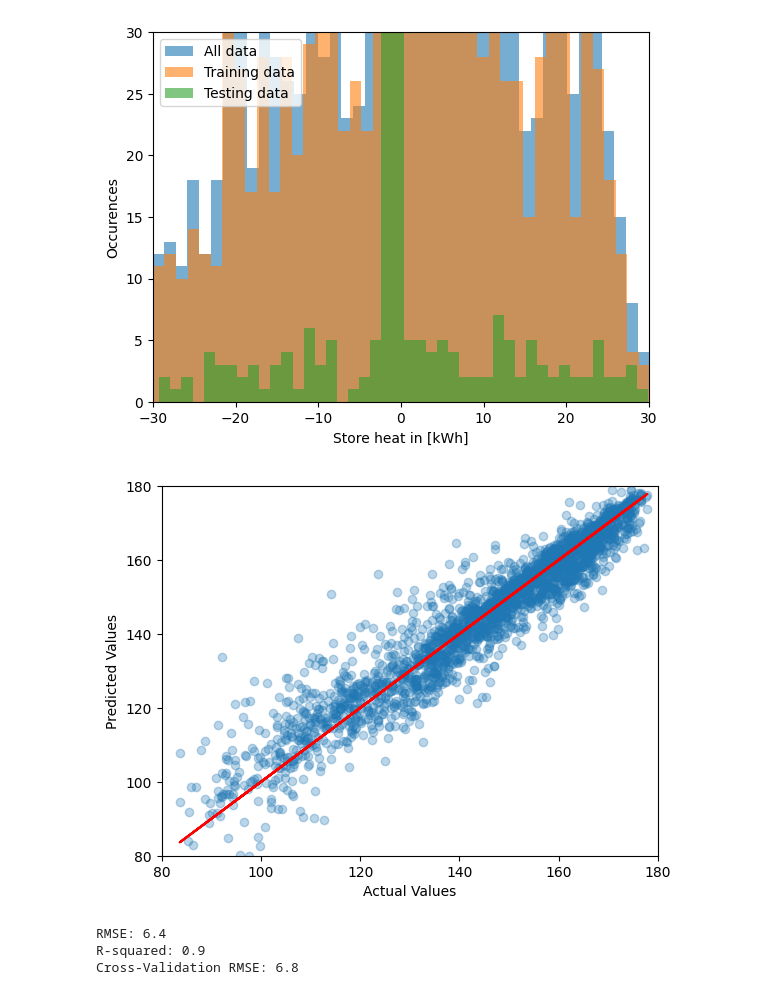
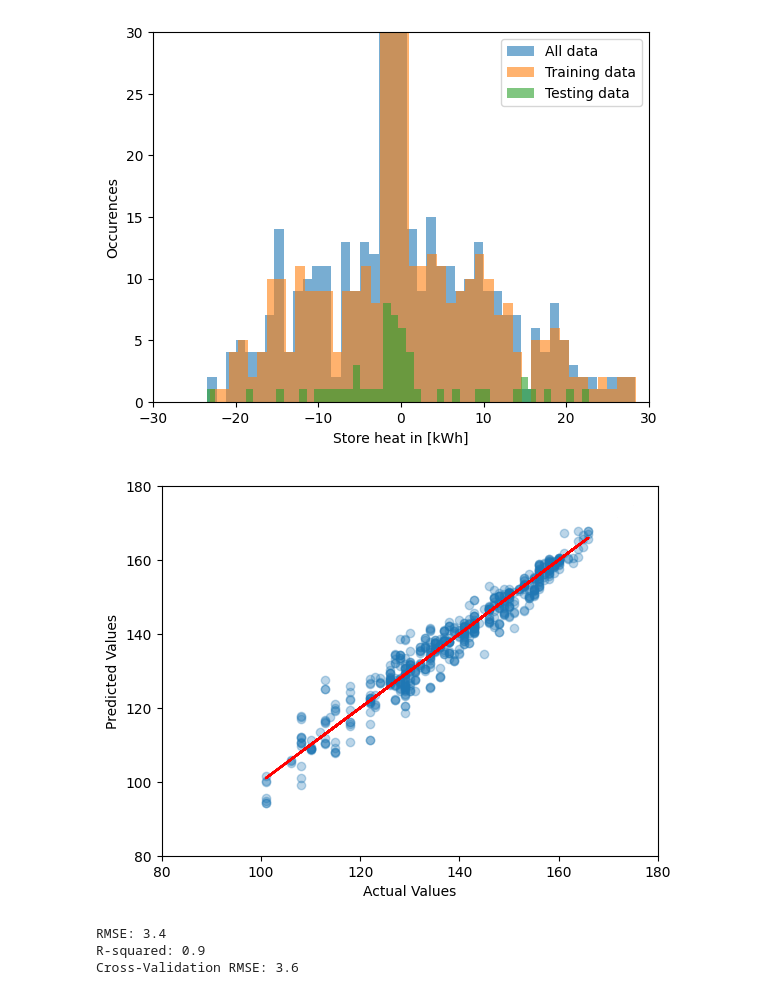
Before and after one commit to thegridelectric/visualizer, a Jupyter notebook: learn_model.ipynb, the cells around one changed output. Cells and saved outputs as stored; diff of their text form; code cells hidden in the pictures.

Commit message:
Progress on new model of storage with ML/data

```diff
--- a/learn_model.ipynb
+++ b/learn_model.ipynb
@@ -0,0 +119,16 @@
+# %%
+df = pd.read_csv('maple_storage_data.csv')
+display(df.head())
+
+for row in range(len(df)):
+    initial_state = df.iloc[row].to_list()[2:12+2]
+    t, m, b, th1, th2 = model(initial_state)
+    initial_state_simplified = [t]*th1 + [m]*(th2-th1) + [b]*(12-th2)
+    df.iloc[row, 2:12+2] = initial_state_simplified
+
+    final_state = df.iloc[row].to_list()[12+2:]
+    t, m, b, th1, th2 = model(final_state)
+    final_state_simplified = [t]*th1 + [m]*(th2-th1) + [b]*(12-th2)
+    df.iloc[row, 12+2:] = final_state_simplified
+
+display(df.head())
@@ -1,47 +150,39 @@
 # %%
-import pandas as pd
-import matplotlib.pyplot as plt
-from sklearn.model_selection import train_test_split, cross_val_score
-from sklearn.linear_model import Ridge
-from sklearn.metrics import mean_squared_error, r2_score
-import numpy as np
-
-df = pd.read_csv('oak_storage_data.csv')
 X = df[[c for c in df.columns if 'initial' in c or 'store_heat_in' in c]]
 y = df[[c for c in df.columns if 'final' in c]]
 X_train, X_test, y_train, y_test = train_test_split(X, y, test_size=0.1, random_state=42)
 
 plt.hist(df['store_heat_in'], bins=50, label="All data", alpha=0.6)
 plt.hist(X_train['store_heat_in'], bins=50, label="Training data", alpha=0.6)
 plt.hist(X_test['store_heat_in'], bins=50, label="Testing data", alpha=0.6)
 plt.xlabel("Store heat in [kWh]")
 plt.ylabel("Occurences")
 plt.xlim([-30,30])
 plt.ylim([0,30])
 plt.legend()
 plt.show()
 
 ridge_model = Ridge(alpha=1.0)
 ridge_model.fit(X_train, y_train)
 y_pred_ridge = ridge_model.predict(X_test)
 
 plt.scatter(y_test, y_pred_ridge, alpha=0.3)
 plt.plot(y_test, y_test, color='red')
 plt.xlabel('Actual Values')
 plt.ylabel('Predicted Values')
 plt.xlim([80,180])
 plt.ylim([80,180])
 plt.show()
 
 mse_ridge = mean_squared_error(y_test, y_pred_ridge)
 r2_ridge = r2_score(y_test, y_pred_ridge)
 ridge_cv_score = cross_val_score(ridge_model, X, y, cv=5, scoring='neg_mean_squared_error')
 print(f"RMSE: {round(np.sqrt(abs(mse_ridge)),1)}")
 print(f"R-squared: {round(r2_ridge,1)}")
 print(f"Cross-Validation RMSE: {round(np.sqrt(abs(ridge_cv_score.mean())),1)}")
 # %% [output]
-[figure, old version]
+[figure, new version]
-[figure, old version]
+[figure, new version]
-RMSE: 6.4
+RMSE: 3.4
 R-squared: 0.9
-Cross-Validation RMSE: 6.8
+Cross-Validation RMSE: 3.6
```
Also changed, not shown: parts of 6 cells of this notebook, 1 other file.
